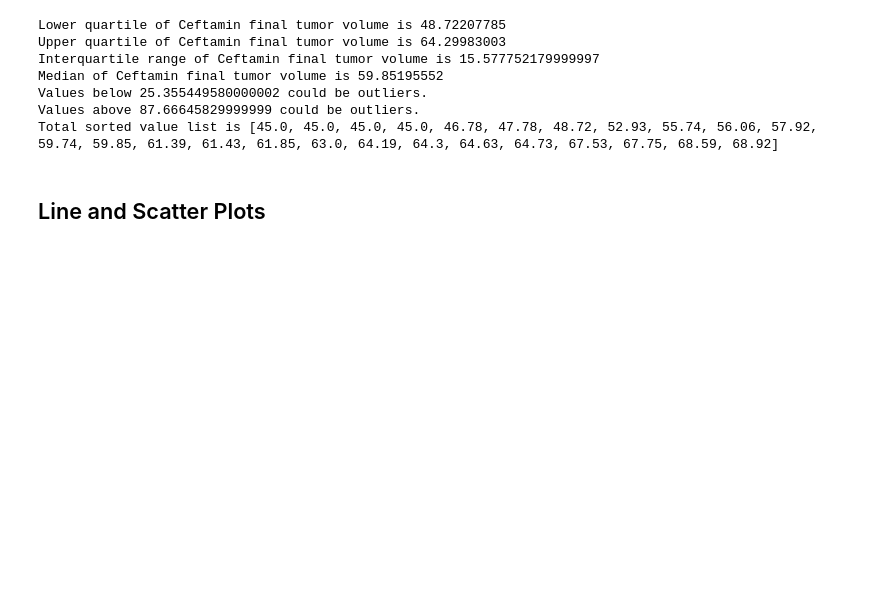
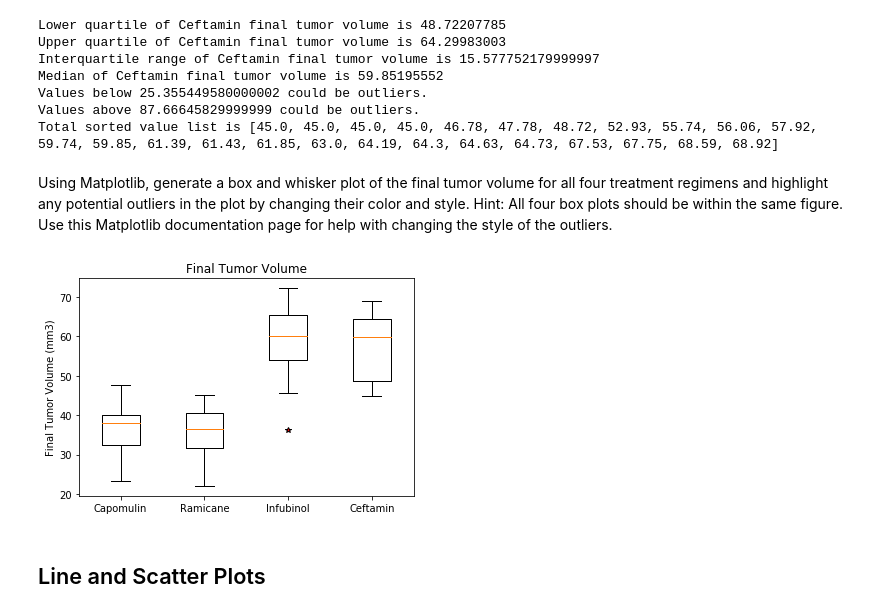
Before and after one commit to tamaranxu/matplotlib_challenge, a Jupyter notebook: pymaceuticals.ipynb, the cells around one changed output. Drawn from its saved outputs; the diff is of its cells as text; code cells hidden in the pictures; blank space fills up the shorter version.

```diff
--- a/pymaceuticals.ipynb
+++ b/pymaceuticals.ipynb
@@ -537,7 +562,24 @@ Median of Ceftamin final tumor volume is 59.85195552
 Values below 25.355449580000002 could be outliers.
 Values above 87.66645829999999 could be outliers.
 Total sorted value list is [45.0, 45.0, 45.0, 45.0, 46.78, 47.78, 48.72, 52.93, 55.74, 56.06, 57.92, 59.74, 59.85, 61.39, 61.43, 61.85, 63.0, 64.19, 64.3, 64.63, 64.73, 67.53, 67.75, 68.59, 68.92]
+# %% [markdown]
+Using Matplotlib, generate a box and whisker plot of the final tumor volume for all four treatment regimens and highlight any potential outliers in the plot by changing their color and style.
+Hint: All four box plots should be within the same figure. Use this Matplotlib documentation page for help with changing the style of the outliers.
 # %%
 # Generate a box plot of the final tumor volume of each mouse across four regimens of interest
+
+top_four = [cap_vol_sort, ram_vol_sort, inf_vol_sort, cef_vol_sort]
+
+red_star = dict(markerfacecolor='r', marker='*')
+
+fig1, ax1 = plt.subplots()
+ax1.set_title("Final Tumor Volume")
+ax1.set_ylabel("Final Tumor Volume (mm3)")
+ax1.set_xticklabels(["Capomulin", "Ramicane", "Infubinol", "Ceftamin"])
+ax1.boxplot(top_four, flierprops=red_star)
+
+plt.show()
+# %% [output]
+[figure, added]
 # %% [markdown]
 ## Line and Scatter Plots
```
Also changed, not shown: parts of 20 cells of this notebook.
